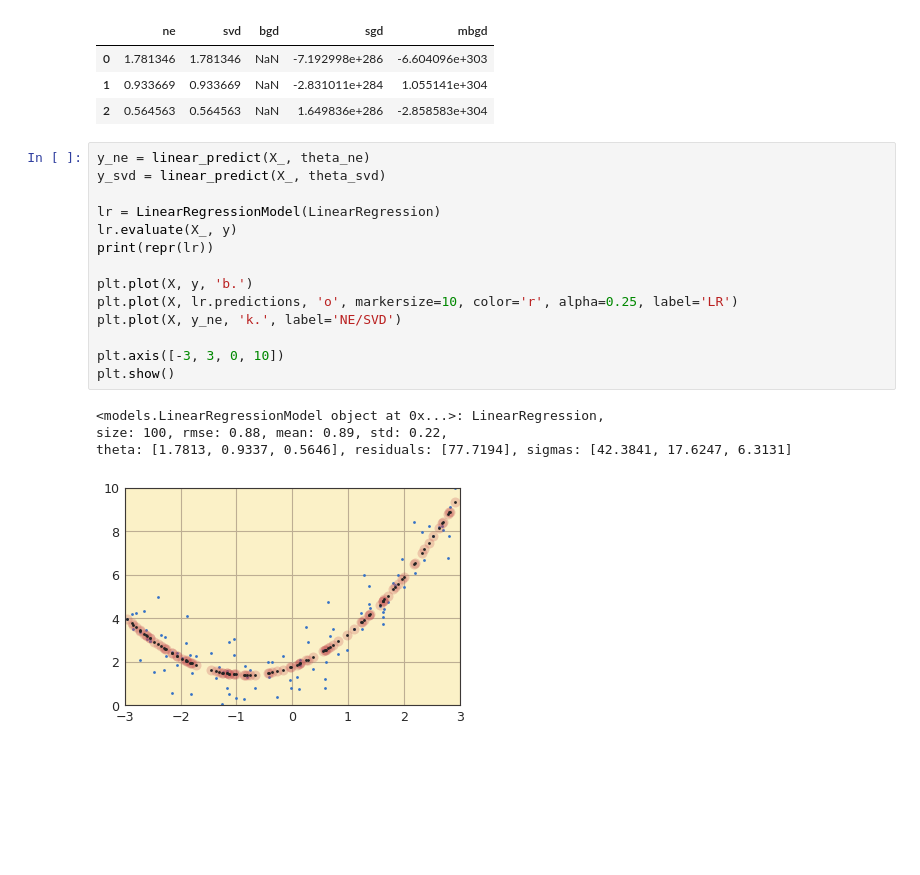
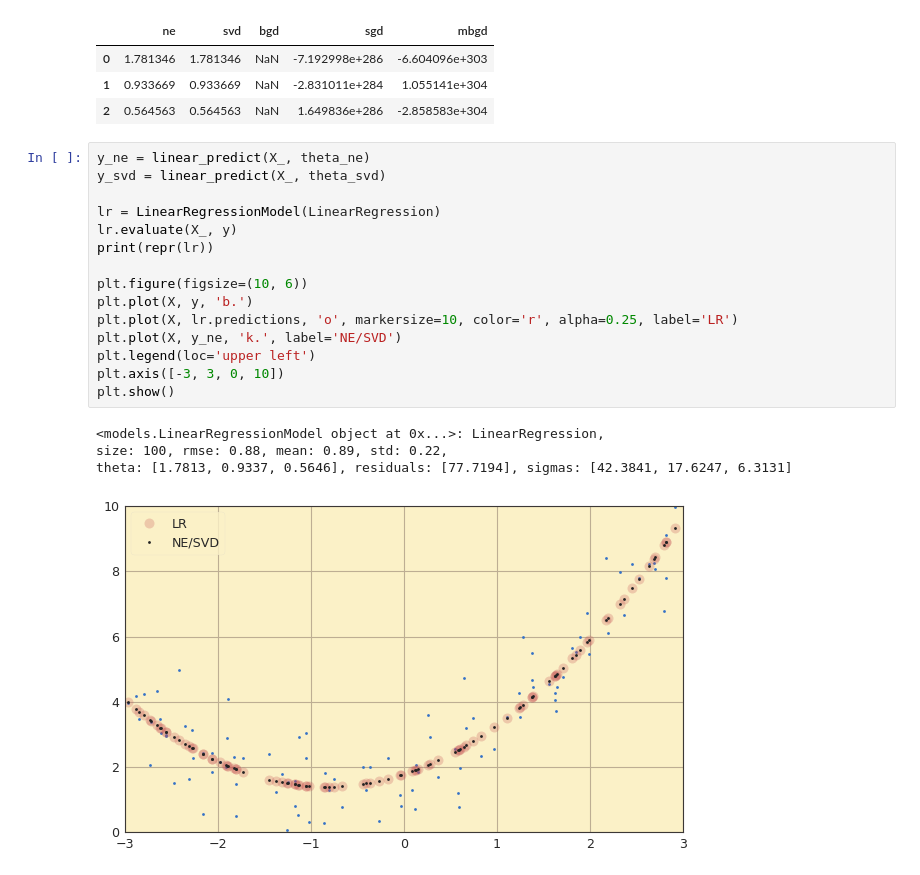
Before and after one commit to garcia-alex/ml-workflows, a Jupyter notebook: ch04.ipynb, the cells around one changed output. Drawn from its saved outputs; the diff is of its cells as text; blank space fills up the shorter version.

```diff
--- a/ch04.ipynb
+++ b/ch04.ipynb
@@ -170,19 +172,20 @@ frame
 # %%
 y_ne = linear_predict(X_, theta_ne)
 y_svd = linear_predict(X_, theta_svd)
 
 lr = LinearRegressionModel(LinearRegression)
 lr.evaluate(X_, y)
 print(repr(lr))
 
+plt.figure(figsize=(10, 6))
 plt.plot(X, y, 'b.')
 plt.plot(X, lr.predictions, 'o', markersize=10, color='r', alpha=0.25, label='LR')
 plt.plot(X, y_ne, 'k.', label='NE/SVD')
-
+plt.legend(loc='upper left')
 plt.axis([-3, 3, 0, 10])
 plt.show()
 # %% [output]
 <models.LinearRegressionModel object at 0x...>: LinearRegression,
 size: 100, rmse: 0.88, mean: 0.89, std: 0.22,
 theta: [1.7813, 0.9337, 0.5646], residuals: [77.7194], sigmas: [42.3841, 17.6247, 6.3131]
-[figure, old version]
+[figure, new version]
```
Also changed, not shown: parts of 7 cells of this notebook, 2 other files.
